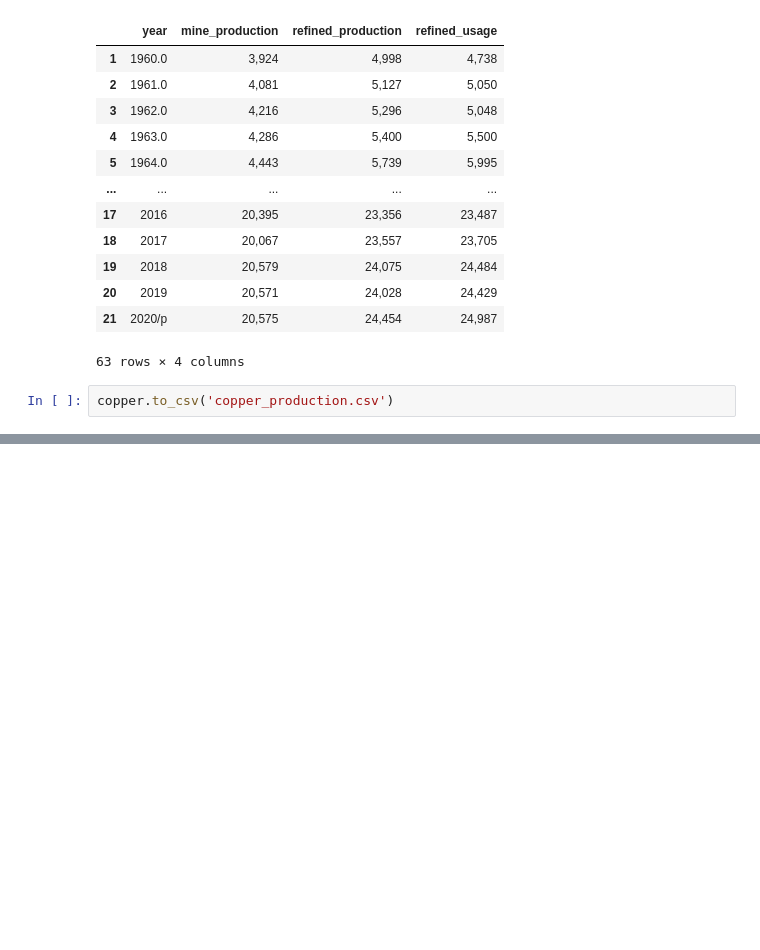
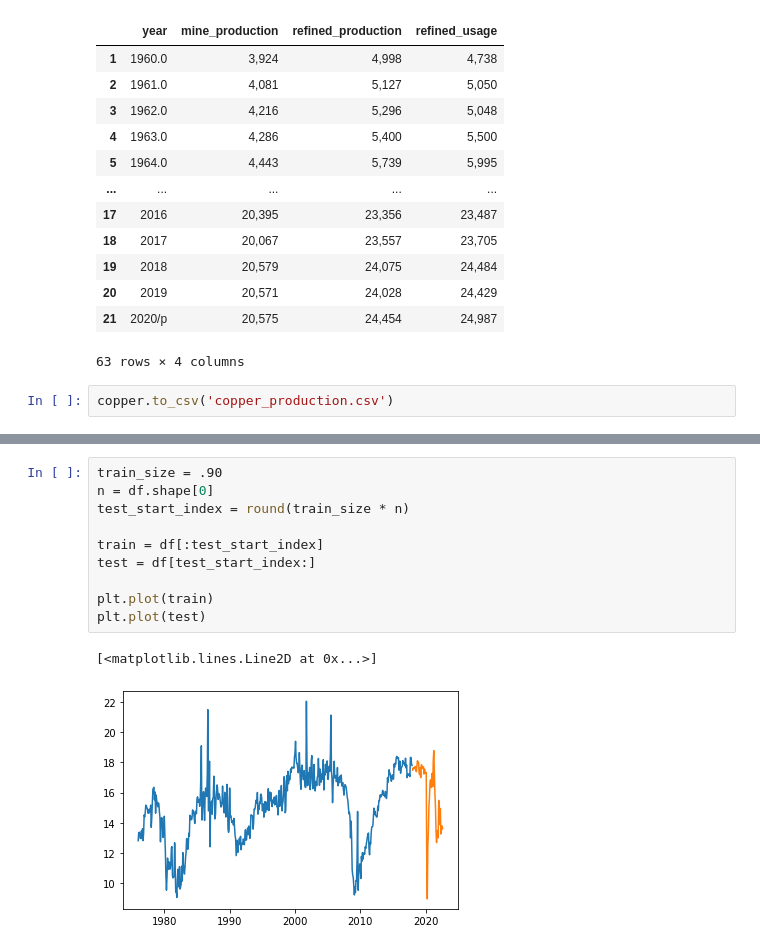
Before and after one commit to Dude-where-s-my-copper/EV_growth, a Jupyter notebook: jeremy_capstone_working_notebook.ipynb, the cells around one changed output, grey strips where cells are left out. Drawn from its saved outputs; the diff is of its cells as text; blank space fills up the shorter version.

```diff
--- a/jeremy_capstone_working_notebook.ipynb
+++ b/jeremy_capstone_working_notebook.ipynb
@@ -199,0 +330,13 @@ copper.to_csv('copper_production.csv')
+# %%
+train_size = .90
+n = df.shape[0]
+test_start_index = round(train_size * n)
+
+train = df[:test_start_index]
+test = df[test_start_index:]
+
+plt.plot(train)
+plt.plot(test)
+# %% [output]
+[<matplotlib.lines.Line2D at 0x...>]
+[figure, added]
```
Also changed, not shown: parts of 24 cells of this notebook, 1 other file.
